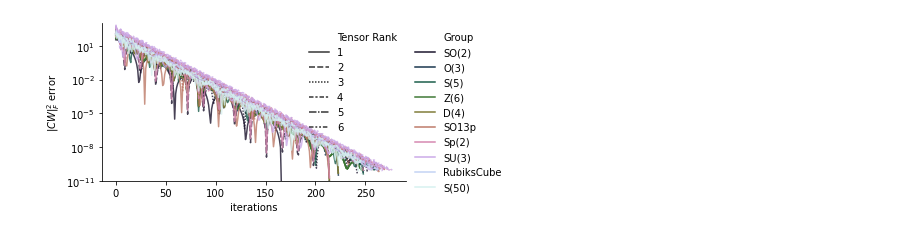
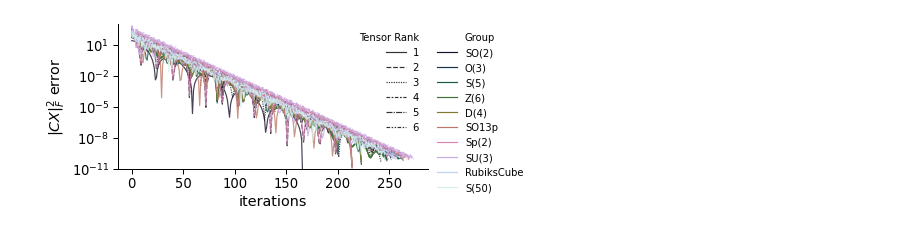
Before and after one commit to mfinzi/equivariant-MLP, a Jupyter notebook: experiments/notebooks/additional_appendix_figs.ipynb, the cells around one changed output. Saved outputs shown, nothing was run; the diff lists cells and outputs as text; code cells hidden in the pictures.

```diff
--- a/experiments/notebooks/additional_appendix_figs.ipynb
+++ b/experiments/notebooks/additional_appendix_figs.ipynb
@@ -68,25 +68,36 @@ plt.show()
 # %%
 import seaborn as sns
+#sns.set(style='whitegrid')
+sns.set_context("paper", font_scale=1.5)
 plot=sns.relplot(
     data=df,
     x='iterations', y=r'$\|CW\|_F^2$ error',
     hue="Group", style="Tensor Rank",palette= sns.color_palette("cubehelix",len(groups)),#sns.color_palette("rocket_r"),
     kind="line",alpha=.8,
     height=3, aspect=16/12,#legend=False,
 )
+plt.ylabel(r'$\|CX\|_F^2$ error')
 plt.yscale('log')
 #plt.xlim((-5,270))
 plt.ylim((1e-11,1e3))
 plot._legend.remove()
 
 
 axes =plot.axes[0][0]
 h,l = axes.get_legend_handles_labels()
-l1 = axes.legend(h[:len(groups)+1],l[:len(groups)+1], loc='best',bbox_to_anchor=(1,1),framealpha=0)
-l2 = axes.legend(h[len(groups)+1:],l[len(groups)+1:], loc='best',framealpha=0)
+l1 = axes.legend(h[:len(groups)+1],l[:len(groups)+1], loc='best',bbox_to_anchor=(1,1),framealpha=0,prop={'size': 10})
+
+l2 = axes.legend(h[len(groups)+1:],l[len(groups)+1:], loc='best',framealpha=0,prop={'size': 10})
+l2.handletextpad = 0
+shift = max([t.get_window_extent().width for t in l2.get_texts()])
+for t in l2.get_texts():
+    t.set_ha('right') # ha is alias for horizontalalignment
+    t.set_position((shift,0))
+for l in l2.get_lines():
+    l.set_xdata(np.array(l.get_xdata())+55)
 axes.add_artist(l1)
 plt.tight_layout()
-plt.savefig(f'krylov_convergence.png', bbox_inches='tight')
+plt.savefig(f'krylov_convergence.pdf', bbox_inches='tight')
 plt.show()
 # %% [output]
-[figure, old version]
+[figure, new version]
```
Also changed, not shown: parts of 1 cell of this notebook, 1 other file.
